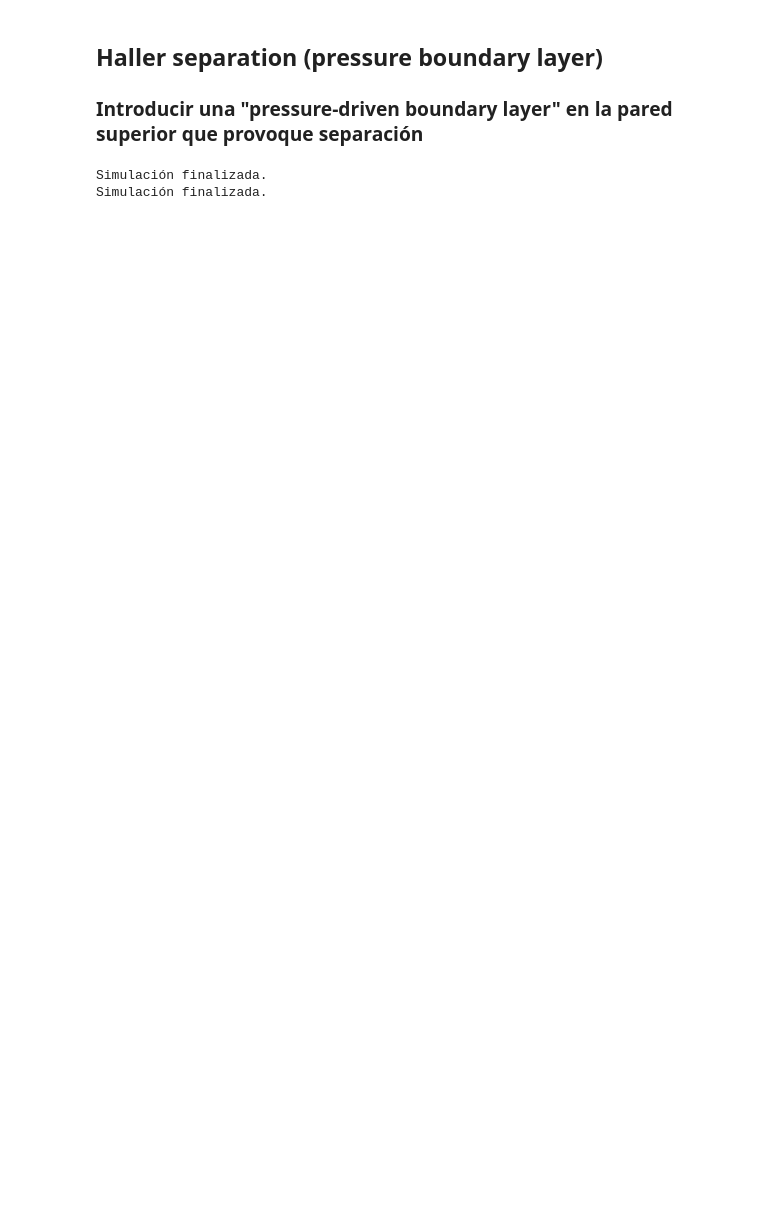
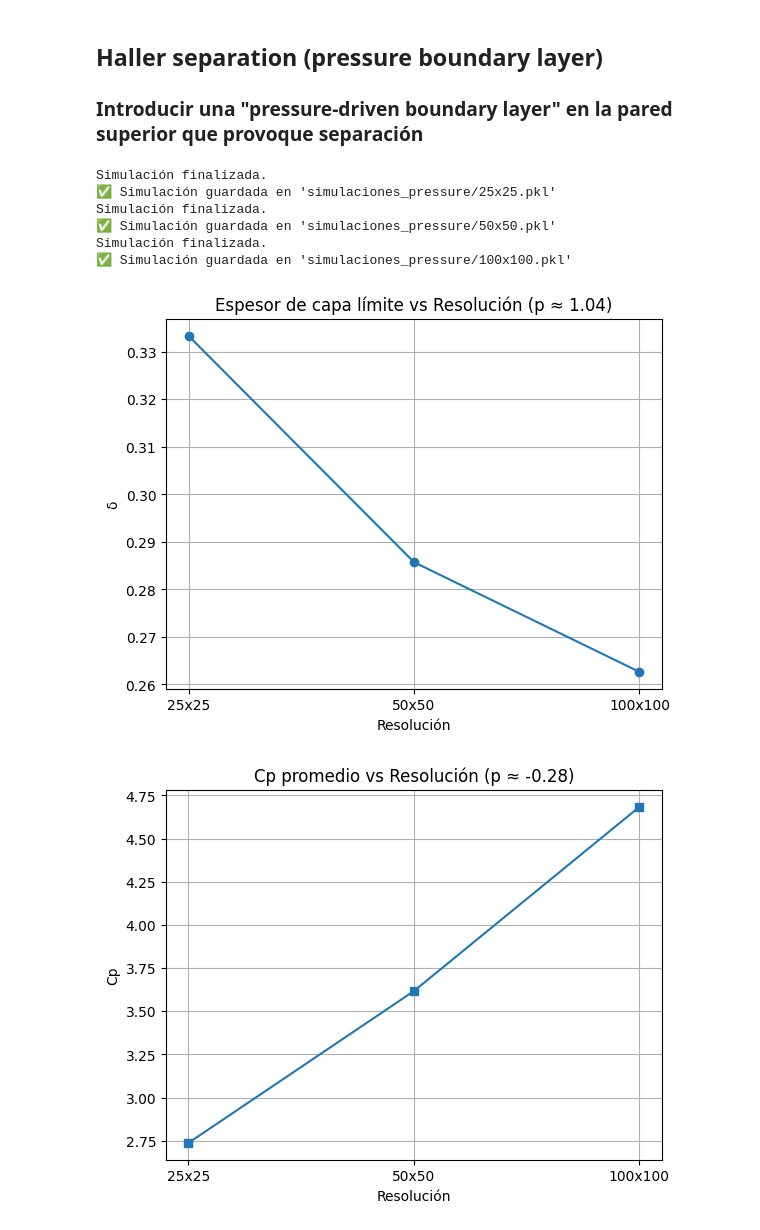
Before and after one commit to angelgvillatoro/bullville_M1, a Jupyter notebook: phd/grid_conver_press.ipynb, the cells around one changed output. Drawn from its saved outputs; the diff is of its cells as text; code cells hidden in the pictures; blank space fills up the shorter version.

```diff
--- a/phd/grid_conver_press.ipynb
+++ b/phd/grid_conver_press.ipynb
@@ -165,28 +204,3 @@ def run_simulation_pressures_boundary_layer(nx, ny):
         "X_star": X_star,
         "Y_star": Y_star
     }
-# %%
-# --- Configuración de mallas y ejecución ---
-resoluciones = [(25, 25), (50, 50)]
-resultados = []
-
-for nx, ny in resoluciones:
-    sim = run_simulation_pressures_boundary_layer(nx, ny)
-    u = sim["u_history"][-1]
-    p = sim["p_history"][-1]
-    T = sim["T_history"][-1]
-    y = sim["Y_star"][:, 0]
-
-    delta = calcular_boundary_layer_thickness(u, y)
-    cp = calcular_coeficiente_presion_medio(p)
-    Tavg = calcular_temperatura_media(T)
-
-    resultados.append({
-        "res": f"{nx}x{ny}",
-        "delta": delta,
-        "Cp": cp,
-        "Tavg": Tavg
-    })
-# %% [output]
-Simulación finalizada.
-Simulación finalizada.
@@ -244,0 +207,42 @@ plt.show()
+# %%
+## Calculo
+# Lista de resoluciones a analizar
+resoluciones = [(25, 25), (50, 50), (100, 100)]
+
+# Listas para resultados
+labels = []
+delta_vals = []
+cp_vals = []
+Tmax_vals = []
+
+# Bucle de simulaciones
+for nx, ny in resoluciones:
+    sim = run_simulation_pressure(nx, ny)
+    u = sim["u_history"][-1]
+    p = sim["p_history"][-1]
+    T = sim["T_history"][-1]
+    y = sim["Y_star"][:, 0]
+
+    # Métricas
+    delta = calcular_boundary_layer_thickness(u, y)
+    cp = calcular_coeficiente_presion_medio(p)
+    Tmax = calcular_temperatura_maxima(T)
+
+    # Guardar y almacenar
+    guardar_datos_simulacion_pressure(sim, nx, ny)
+    labels.append(f"{nx}x{ny}")
+    delta_vals.append(delta)
+    cp_vals.append(cp)
+    Tmax_vals.append(Tmax)
+
+# Análisis visual
+representar_convergencia(labels, delta_vals, cp_vals, Tmax_vals)
+# %% [output]
+Simulación finalizada.
+✅ Simulación guardada en 'simulaciones_pressure/25x25.pkl'
+Simulación finalizada.
+✅ Simulación guardada en 'simulaciones_pressure/50x50.pkl'
+Simulación finalizada.
+✅ Simulación guardada en 'simulaciones_pressure/100x100.pkl'
+[figure, added]
+[figure, added]
```
Also changed, not shown: parts of 6 cells of this notebook, 8 other files.
